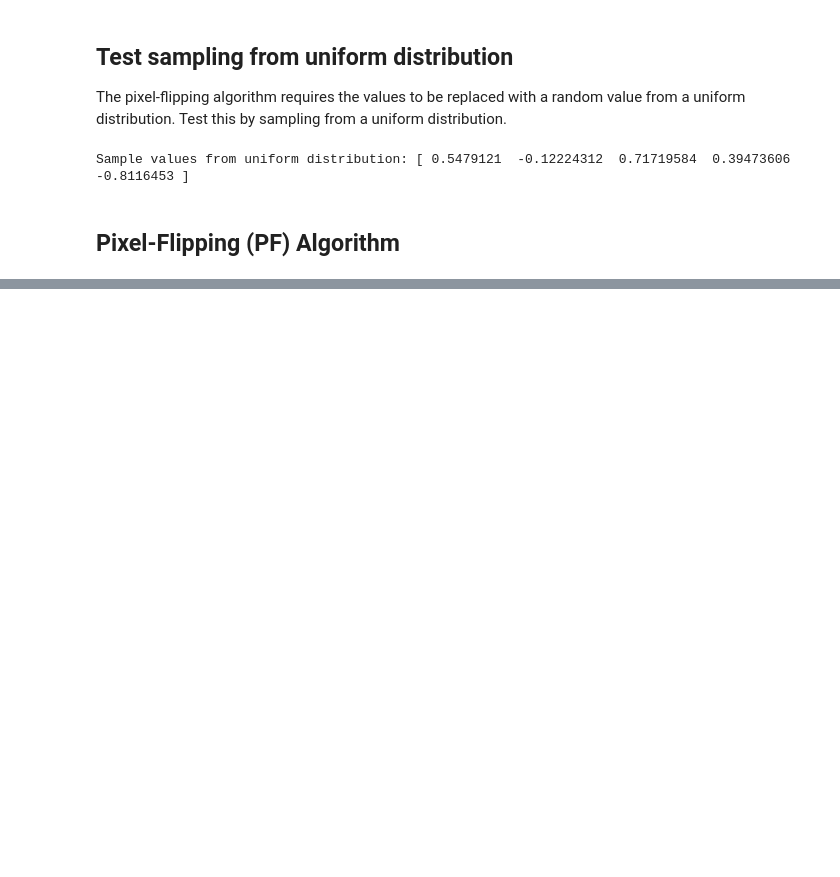
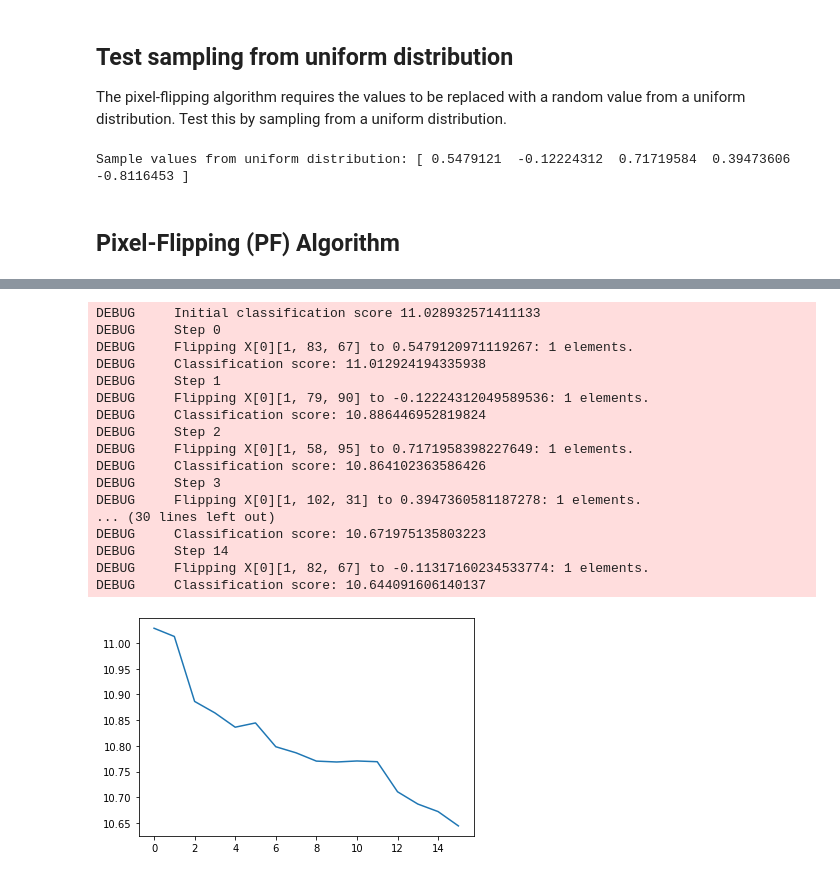
Before and after one commit to rodrigobdz/lrp, a Jupyter notebook: experiments/pixel-flipping/3-fine-grained-pixel-flipping.ipynb, the cells around one changed output, grey strips where cells are left out. Saved outputs shown, nothing was run; the diff lists cells and outputs as text; code cells hidden in the pictures; blank space fills up the shorter version.

```diff
--- a/experiments/pixel-flipping/3-fine-grained-pixel-flipping.ipynb
+++ b/experiments/pixel-flipping/3-fine-grained-pixel-flipping.ipynb
@@ -258,0 +278,29 @@ Score 99: 9.83895206451416
+# %%
+from pf.pixel_flipping import PixelFlipping
+
+uniform_pf: PixelFlipping = PixelFlipping(perturbation_steps=steps, verbose=True)
+input: torch.Tensor = X.clone().detach()
+f: Callable[[torch.Tensor], float] = lambda X: lrp.model.forward(X)[0][483].item()
+g: Callable[[torch.Tensor], torch.Tensor] = lambda X: lrp.relevance(X)
+
+uniform_pf(input, relevance_scores.clone().detach(), f, g)
+uniform_pf.plot()
+# %% [output]
+DEBUG     Initial classification score 11.028932571411133
+DEBUG     Step 0
+DEBUG     Flipping X[0][1, 83, 67] to 0.5479120971119267: 1 elements.
+DEBUG     Classification score: 11.012924194335938
+DEBUG     Step 1
+DEBUG     Flipping X[0][1, 79, 90] to -0.12224312049589536: 1 elements.
+DEBUG     Classification score: 10.886446952819824
+DEBUG     Step 2
+DEBUG     Flipping X[0][1, 58, 95] to 0.7171958398227649: 1 elements.
+DEBUG     Classification score: 10.864102363586426
+DEBUG     Step 3
+DEBUG     Flipping X[0][1, 102, 31] to 0.3947360581187278: 1 elements.
+... (30 lines left out)
+DEBUG     Classification score: 10.671975135803223
+DEBUG     Step 14
+DEBUG     Flipping X[0][1, 82, 67] to -0.11317160234533774: 1 elements.
+DEBUG     Classification score: 10.644091606140137
+[figure, added]
```
Also changed, not shown: parts of 6 cells of this notebook, 3 other files.
